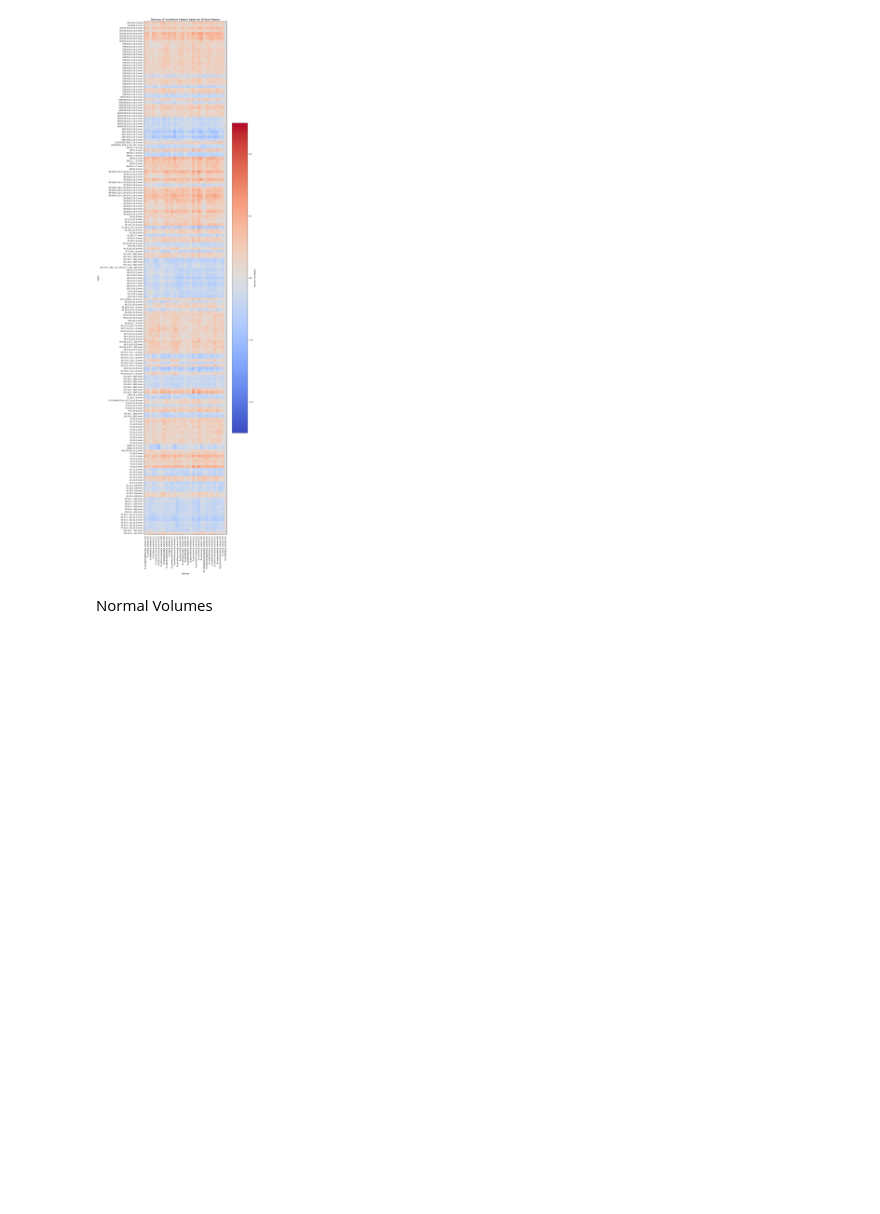
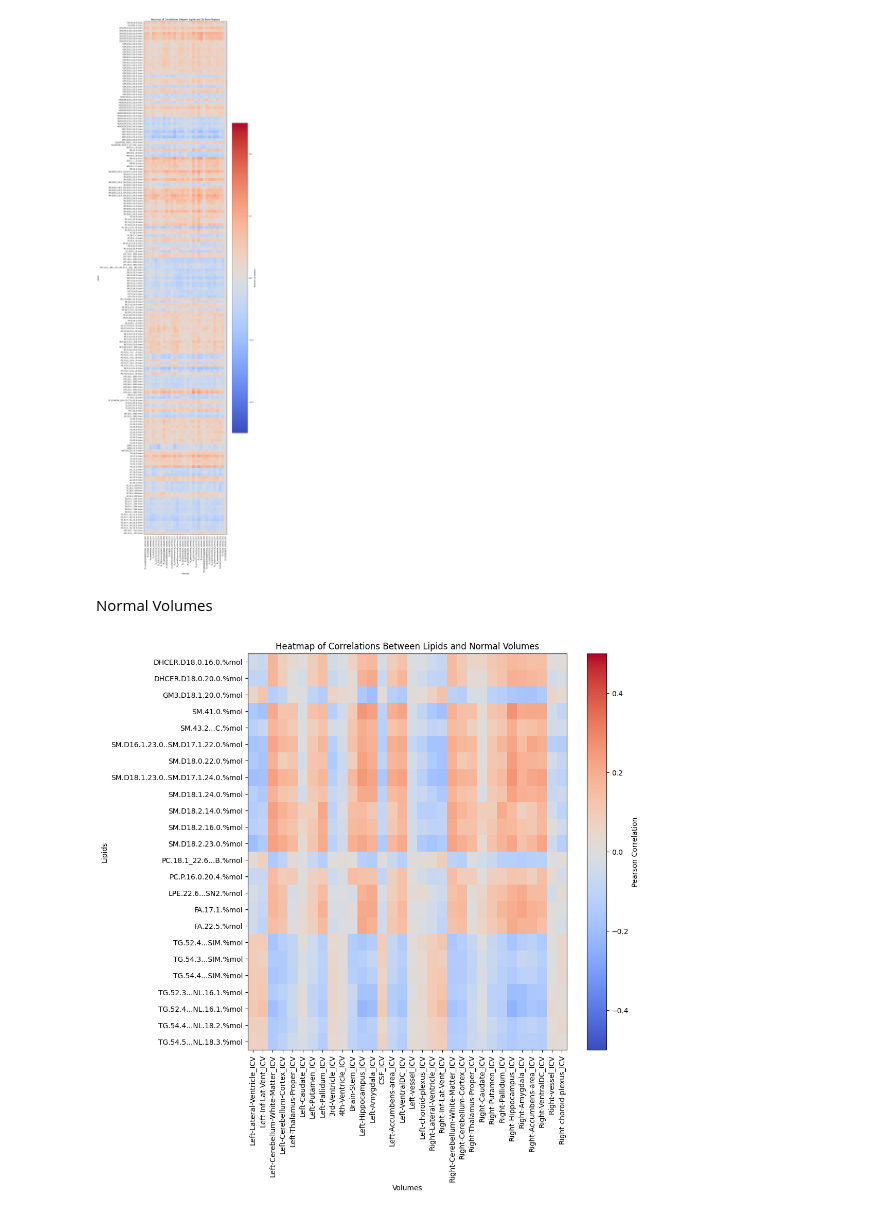
Before and after one commit to ciaranmcevoy07/Tese_Ciaran_McEvoy, a Jupyter notebook: Correlations.ipynb, the cells around one changed output. Saved outputs shown, nothing was run; the diff lists cells and outputs as text; code cells hidden in the pictures; blank space fills up the shorter version.

```diff
--- a/Correlations.ipynb
+++ b/Correlations.ipynb
@@ -511,11 +511,11 @@ table = pd.DataFrame()
 table['Lipids'] = dataset.columns[923:1703]
 
 # Add columns for correlations with NaN values
-for i in dataset.columns[1703:1735]:
+for i in dataset.columns[1767:1799]:
     table[i] = np.nan
 
 # Calculate Pearson correlation coefficients
-for i in dataset.columns[1703:1735]:
+for i in dataset.columns[1767:1799]:
     for j in dataset.columns[923:1703]:
         corr, _ = pearsonr(dataset[j], dataset[i])
         table.at[table[table['Lipids'] == j].index[0], i] = corr
@@ -526,34 +526,36 @@ correlation_matrix = table.drop(columns=['Lipids']).values
 # Calculate the row-wise average of the correlation values
 row_averages = np.nanmean(correlation_matrix, axis=1)
 
 # Filter rows where the average absolute value is above 0.05
 filtered_indices = (row_averages > 0.05) | (row_averages < -0.05)
 filtered_table = table[filtered_indices]
 filtered_correlation_matrix = filtered_table.drop(columns=['Lipids']).values
 
 # Create the heatmap with filtered data
-fig, ax = plt.subplots(figsize=(10, 50))
-heatplot = ax.imshow(filtered_correlation_matrix, cmap='coolwarm', aspect='auto', vmin=-1, vmax=1)
+fig, ax = plt.subplots(figsize=(10, 10))
+heatplot = ax.imshow(filtered_correlation_matrix, cmap='coolwarm', aspect='auto', vmin=-0.5, vmax=0.5)
 
 # Set the tick labels
-ax.set_xticks(np.arange(len(dataset.columns[1703:1735])))
+ax.set_xticks(np.arange(len(dataset.columns[1767:1799])))
 ax.set_yticks(np.arange(len(filtered_table)))
-ax.set_xticklabels(dataset.columns[1703:1735], rotation=90)
+ax.set_xticklabels(dataset.columns[1767:1799], rotation=90)
 ax.set_yticklabels(filtered_table['Lipids'])
 
 # Set the tick spacing
 tick_spacing = 1
 ax.xaxis.set_major_locator(ticker.MultipleLocator(tick_spacing))
 ax.yaxis.set_major_locator(ticker.MultipleLocator(tick_spacing))
 
 # Set titles and labels
 ax.set_title("Heatmap of Correlations Between Lipids and Normal Volumes")
 ax.set_xlabel('Volumes')
 ax.set_ylabel('Lipids')
 
 # Add a color bar to the heatmap
 cbar = fig.colorbar(heatplot, ax=ax)
 cbar.set_label('Pearson Correlation')
 
 # Show the plot
 plt.show()
+# %% [output]
+[figure, added]
```
Also changed, not shown: 4 other files.
